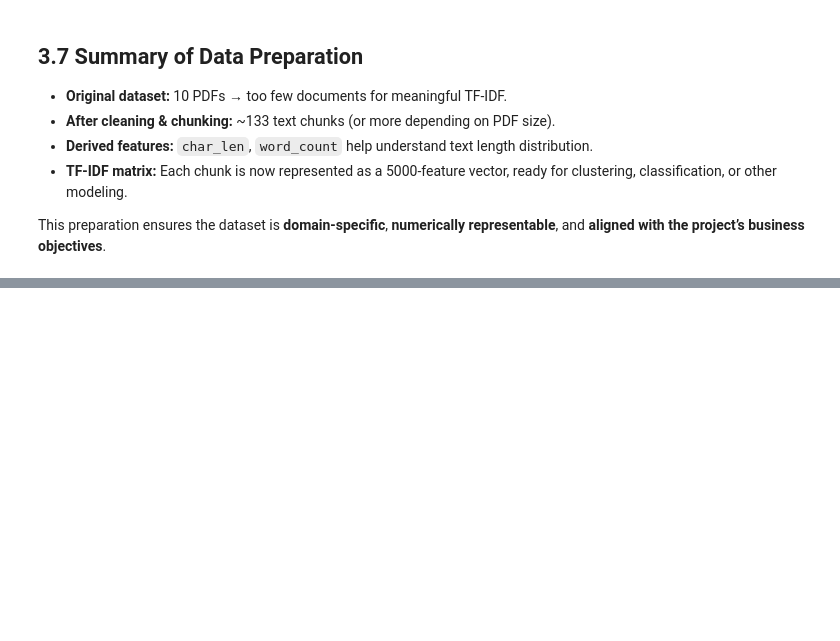
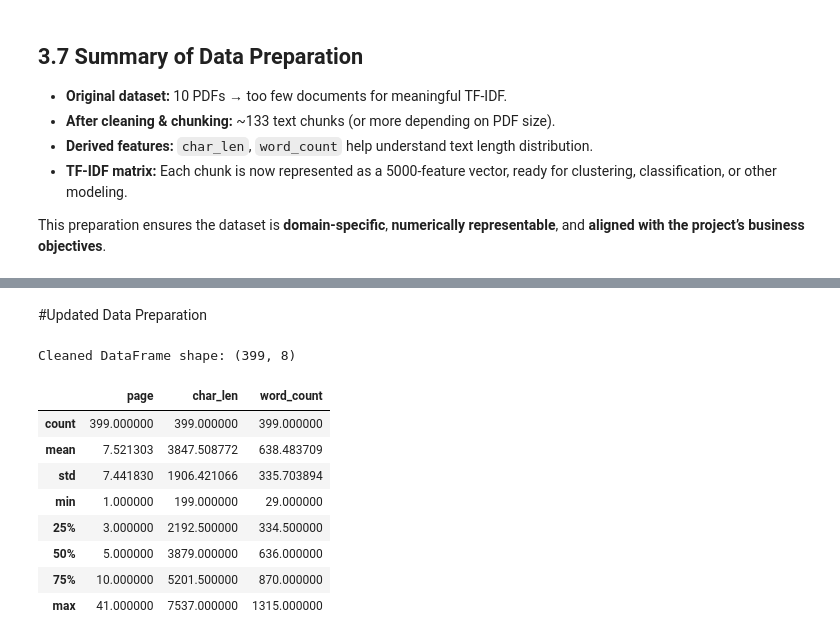
Before and after one commit to M0M0-M/csc4792-project_team_28, a Jupyter notebook: csc4792_project_team_28-notebook.ipynb, the cells around one changed output, grey strips where cells are left out. Drawn from its saved outputs; the diff is of its cells as text; code cells hidden in the pictures; blank space fills up the shorter version.

```diff
--- a/csc4792_project_team_28-notebook.ipynb
+++ b/csc4792_project_team_28-notebook.ipynb
@@ -584,0 +787,70 @@ This preparation ensures the dataset is **domain-specific**, **numerically repre
+# %% [markdown]
+#Updated Data Preparation
+# %%
+# [DP] 3.3 Data Cleaning
+# Goals: Remove empty pages, normalize text, remove boilerplate, deduplicate
+
+import pandas as pd
+import re, string, hashlib, unicodedata
+
+# Copy original DataFrame
+df_clean = df.copy()
+df_clean.rename(columns={"text": "text_raw"}, inplace=True)
+
+# Cleaning functions
+def normalize_unicode(text: str) -> str:
+    return unicodedata.normalize("NFKC", text)
+
+def fix_hyphenation(s: str) -> str:
+    s = re.sub(r"-\s*\n\s*", "", s)  # join hyphenated words
+    s = re.sub(r"[\r\n\t]+", " ", s)
+    return s
+
+def remove_page_artifacts(s: str) -> str:
+    s = re.sub(r"\b\d{1,4}\b(?=\s*$)", " ", s)  # standalone page numbers
+    s = re.sub(r"\bPage\s+\d+\s+of\s+\d+\b", " ", s, flags=re.IGNORECASE)
+    return s
+
+def strip_punctuation_runs(s: str) -> str:
+    s = re.sub(rf"[{re.escape(string.punctuation)}]{{3,}}", " ", s)
+    s = re.sub(r"\s{2,}", " ", s).strip()
+    return s
+
+def basic_clean(text: str) -> str:
+    if not isinstance(text, str):
+        return ""
+    s = normalize_unicode(text)
+    s = fix_hyphenation(s)
+    s = remove_page_artifacts(s)
+    s = strip_punctuation_runs(s)
+    return s
+
+# Apply cleaning
+df_clean["text_clean"] = df_clean["text_raw"].fillna("").map(basic_clean)
+
+# Remove near-empty pages
+df_clean["char_len"] = df_clean["text_clean"].str.len()
+df_clean["word_count"] = df_clean["text_clean"].str.split().str.len()
+df_clean = df_clean[(df_clean["char_len"] >= 30) & (df_clean["word_count"] >= 5)].copy()
+
+# Deduplicate by MD5 hash
+def text_hash(s: str) -> str:
+    return hashlib.md5(s.encode("utf-8", errors="ignore")).hexdigest()
+
+df_clean["text_md5"] = df_clean["text_clean"].map(text_hash)
+df_clean = df_clean.drop_duplicates(subset=["text_md5"]).copy()
+
+# Check result
+print("Cleaned DataFrame shape:", df_clean.shape)
+df_clean[["doc_id","page","char_len","word_count"]].describe()
+# %% [output]
+Cleaned DataFrame shape: (399, 8)
+|  | page | char_len | word_count |
+| count | 399.000000 | 399.000000 | 399.000000 |
+| mean | 7.521303 | 3847.508772 | 638.483709 |
+| std | 7.441830 | 1906.421066 | 335.703894 |
+| min | 1.000000 | 199.000000 | 29.000000 |
+| 25% | 3.000000 | 2192.500000 | 334.500000 |
+| 50% | 5.000000 | 3879.000000 | 636.000000 |
+| 75% | 10.000000 | 5201.500000 | 870.000000 |
+| max | 41.000000 | 7537.000000 | 1315.000000 |
```
Also changed, not shown: parts of 13 cells of this notebook, 4 other files.
